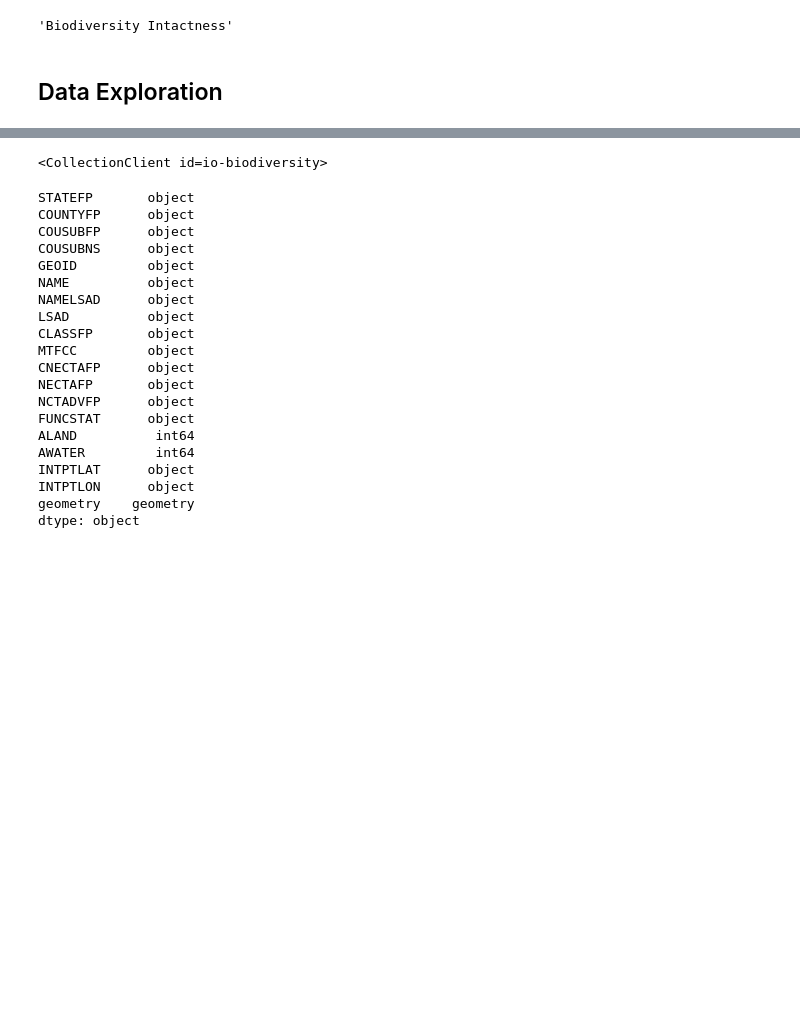
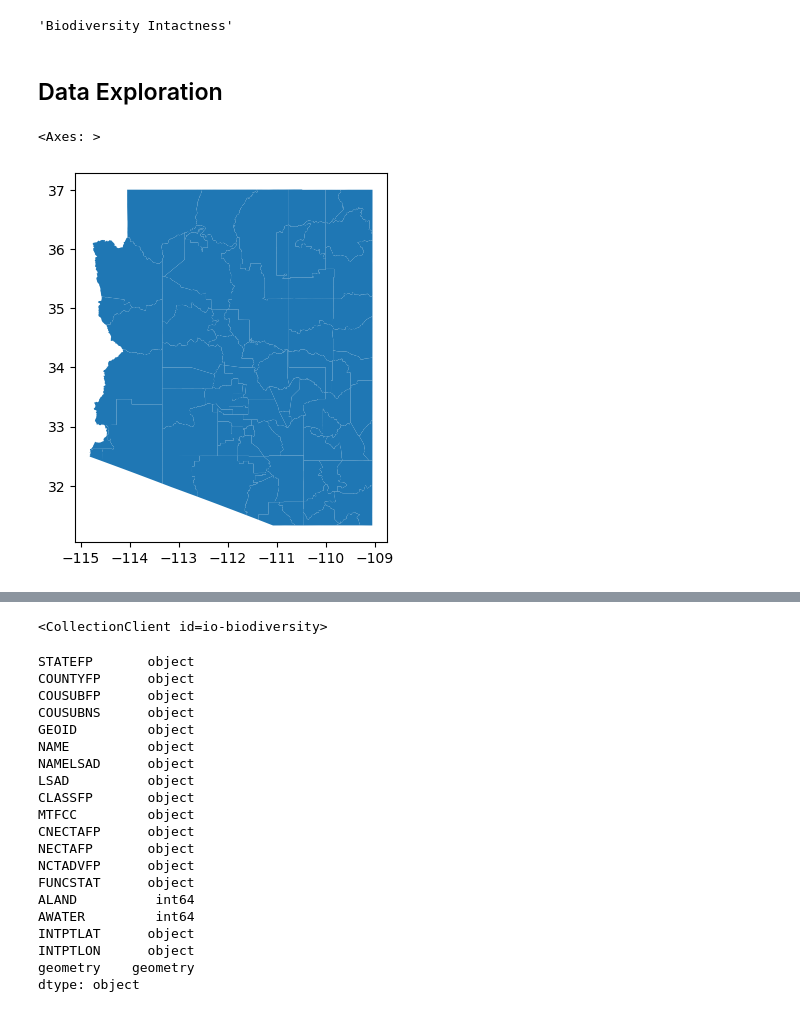
Before and after one commit to bgrazda/biodiversity-intactness, a Jupyter notebook: bii.ipynb, the cells around one changed output, grey strips where cells are left out. Saved outputs shown, nothing was run; the diff lists cells and outputs as text; code cells hidden in the pictures; blank space fills up the shorter version.

```diff
--- a/bii.ipynb
+++ b/bii.ipynb
@@ -35,3 +33,8 @@ arizona = gpd.clip(county_subdiv, bbox)
 # %% [markdown]
 ## Data Exploration
+# %%
+arizona_bound.plot()
+# %% [output]
+<Axes: >
+[figure, added]
 # %%
```
Also changed, not shown: parts of 26 cells of this notebook.
